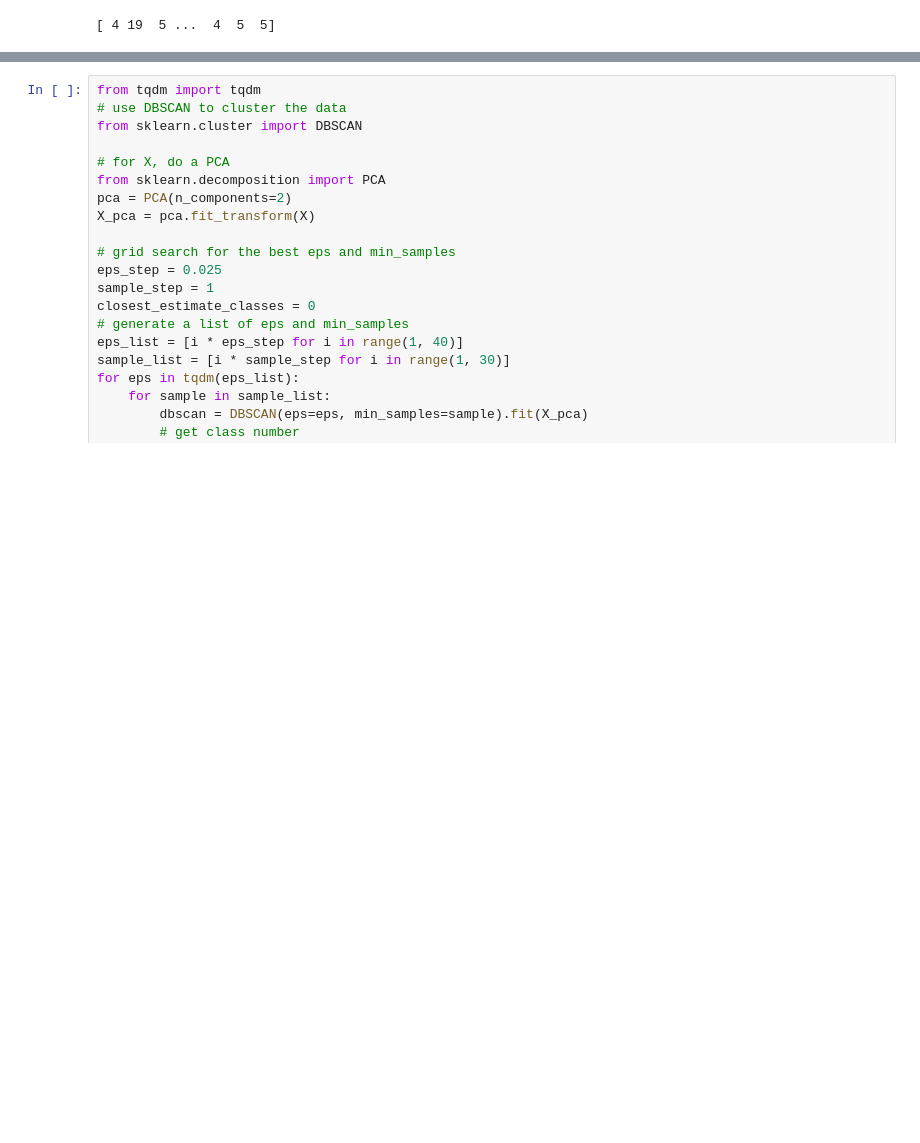
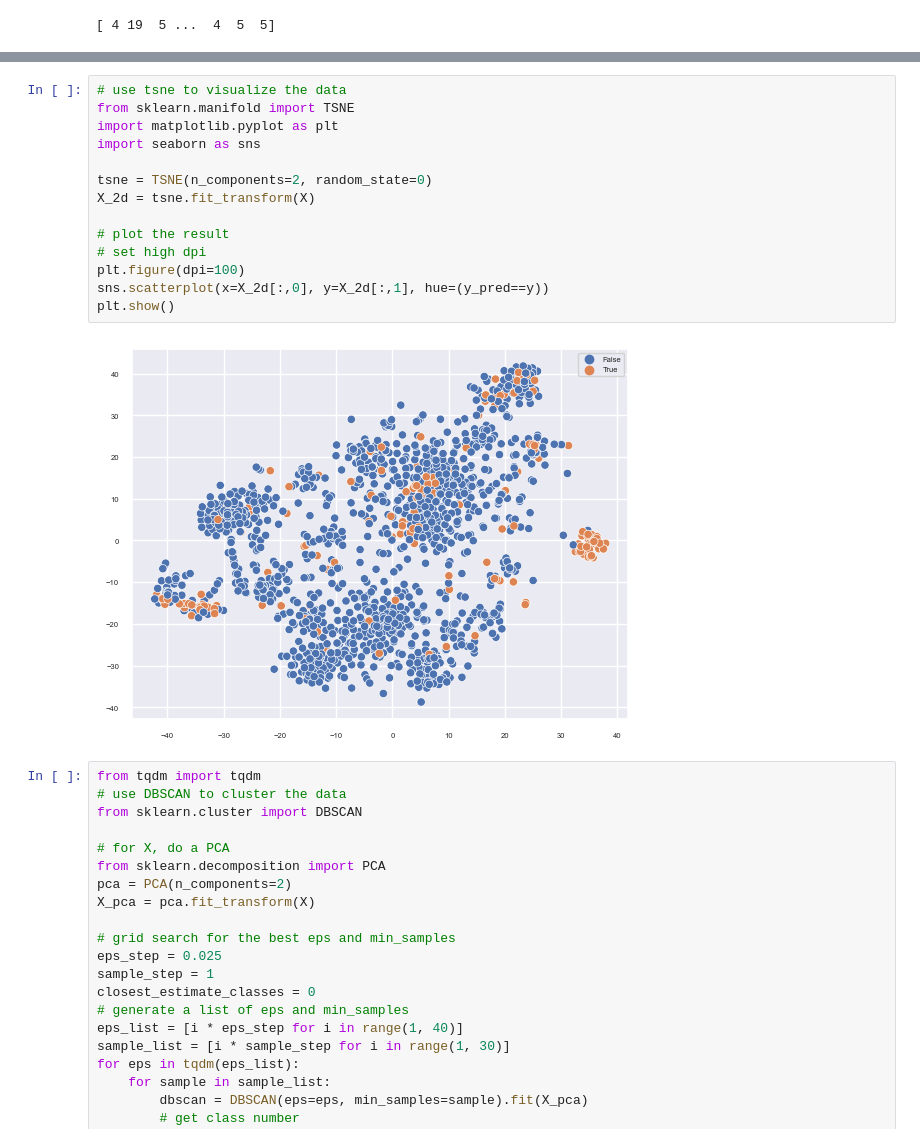
Before and after one commit to Motion115/ML-Labs, a Jupyter notebook: lab3/image_data/img_original_cluster.ipynb, the cells around one changed output, grey strips where cells are left out. Saved outputs shown, nothing was run; the diff lists cells and outputs as text; blank space fills up the shorter version.

```diff
--- a/lab3/image_data/img_original_cluster.ipynb
+++ b/lab3/image_data/img_original_cluster.ipynb
@@ -43,3 +55,19 @@ acc: 0.1433, prec: 0.1835, recall: 0.1437, fscore: 0.1506
+# %%
+# use tsne to visualize the data
+from sklearn.manifold import TSNE
+import matplotlib.pyplot as plt
+import seaborn as sns
+
+tsne = TSNE(n_components=2, random_state=0)
+X_2d = tsne.fit_transform(X)
+
+# plot the result
+# set high dpi
+plt.figure(dpi=100)
+sns.scatterplot(x=X_2d[:,0], y=X_2d[:,1], hue=(y_pred==y))
+plt.show()
+# %% [output]
+[figure, added]
 # %%
 from tqdm import tqdm
 # use DBSCAN to cluster the data
```
Also changed, not shown: parts of 3 cells of this notebook, 1 other file.
